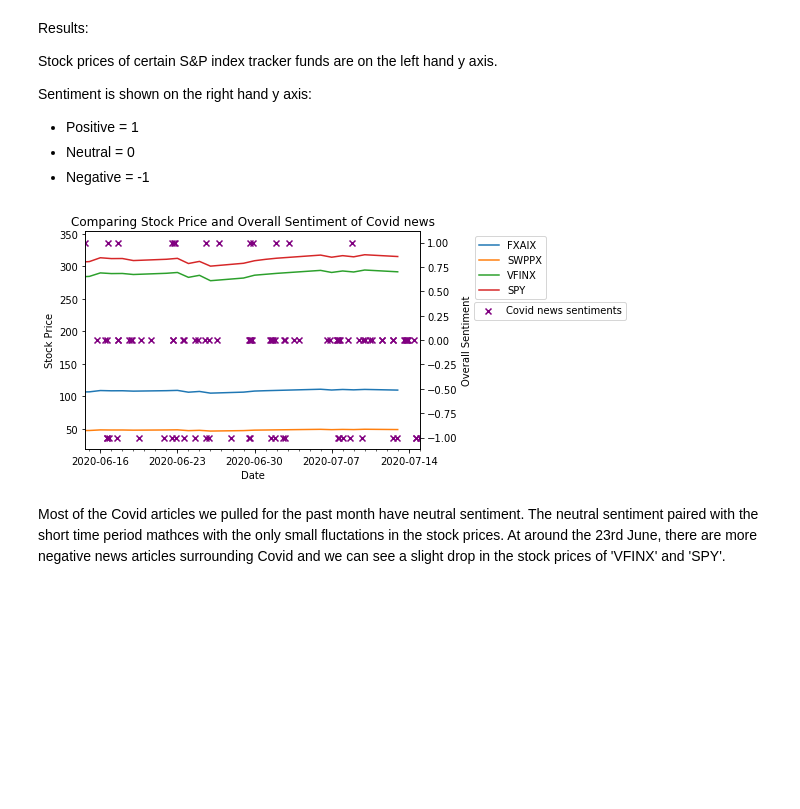
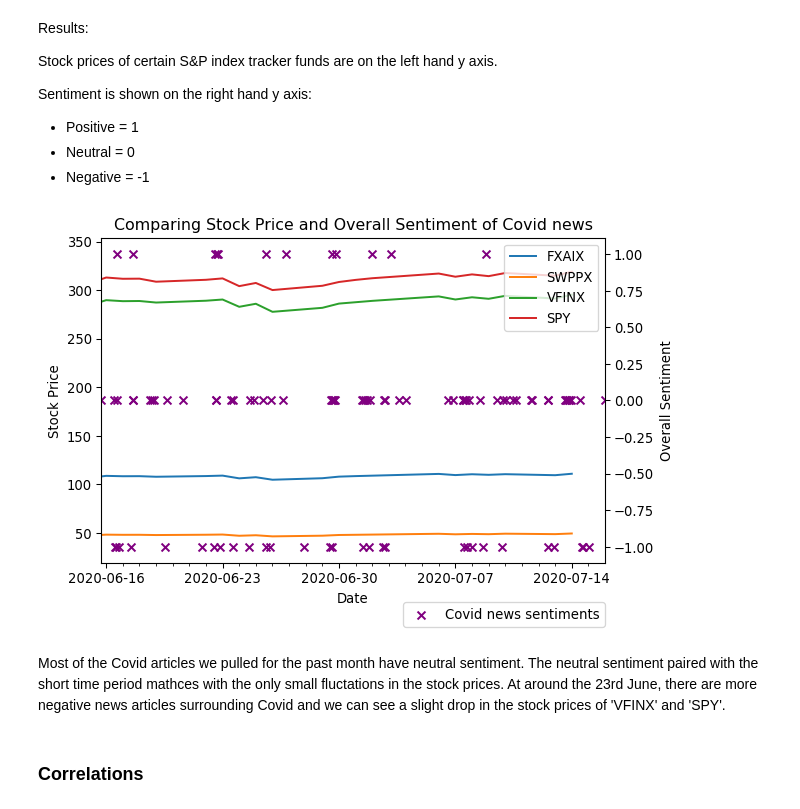
Before and after one commit to alexmichaelb/covidMarketAnalysis3, a Jupyter notebook: Covid markets project - News.ipynb, the cells around one changed output. Cells and saved outputs as stored; diff of their text form; code cells hidden in the pictures; blank space fills up the shorter version.

Commit message:
Finalising News Jupyter file.
Sorted presentation and graphs and added correlation.
Included csv files to pull in stock prices and news we saved earlier to prevent having to run all cells.

```diff
--- a/Covid markets project - News.ipynb
+++ b/Covid markets project - News.ipynb
@@ -269,0 +286,6 @@ def format_dates(ax):
+# %%
+df_covid = pd.read_csv('~/library/covid_news.csv')
+df_market = pd.read_csv('~/library/market_news.csv')
+date_col = 'publishedAt'
+df_covid[date_col] = pd.to_datetime(df_covid[date_col])
+df_market[date_col] = pd.to_datetime(df_market[date_col])
@@ -342,13 +366,15 @@ def compareMarketandCovid(df_c, market_data_file):
     lines = plt.plot(md_df)
     for i in range(0, len(md_df.columns)):
         lines[i].set_label(md_df.columns[i])
-    plt.legend(bbox_to_anchor=(1.15, 1))
+    plt.legend(loc='upper right', bbox_to_anchor=(1, 1))
+    plt.tight_layout()
 
-    #plt.legend(md_df.columns, bbox_to_anchor=(1.05, 1))
-    ax2=ax.twinx()
-    plt.scatter(df_c['publishedAt'].values, df_c['Overall Sentiment'].values, c = 'purple', marker = 'x', label = 'Covid news sentiments')
+    # plt.legend(md_df.columns, bbox_to_anchor=(1.05, 1))
+    ax2 = ax.twinx()
+    plt.scatter(df_c['publishedAt'].values, df_c['Overall Sentiment'].values, c='purple', marker='x',
+                label='Covid news sentiments')
 
-    #Display a legend to help navigate the graph
+    # Display a legend to help navigate the graph
     ax.set_xlim([start_date, end_date])
     ax.set_xlabel('Date')
     ax.set_ylabel('Stock Price')
@@ -358,7 +384,7 @@ def compareMarketandCovid(df_c, market_data_file):
     # Format x axis dates
     format_dates(ax)
 
-    plt.legend(bbox_to_anchor=(1.63, 0.7))
+    plt.legend(loc=9, bbox_to_anchor=(0.8, -0.1))
 
     plt.show()
 # %% [markdown]
@@ -371,9 +397,11 @@ Sentiment is shown on the right hand y axis:
 - Neutral = 0
 - Negative = -1
 # %%
-compareMarketandCovid(df_e, market_data_file)
+compareMarketandCovid(df_covid, market_data_file)
 # %% [output]
-[figure, old version]
+[figure, new version]
 # %% [markdown]
 Most of the Covid articles we pulled for the past month have neutral sentiment. The neutral sentiment paired with the short time period mathces with the only small fluctations in the stock prices.
 At around the 23rd June, there are more negative news articles surrounding Covid and we can see a slight drop in the stock prices of 'VFINX' and 'SPY'.
+# %% [markdown]
+###  Correlations
```
Also changed, not shown: parts of 26 cells of this notebook, 5 other files.
